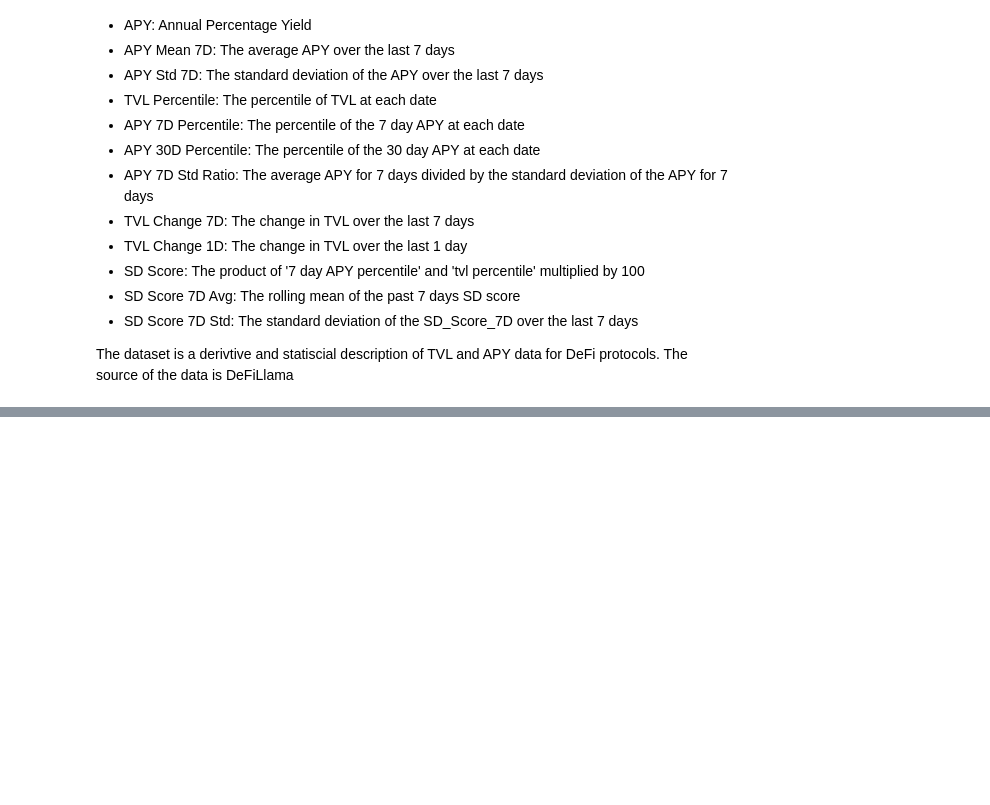
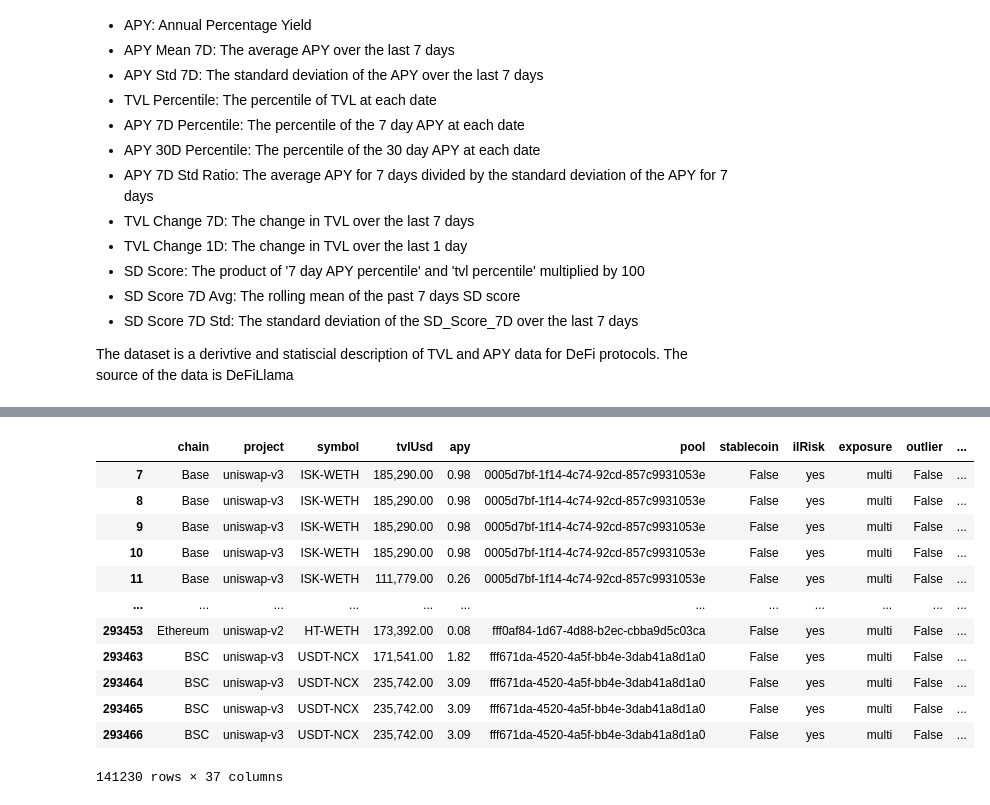
Before and after one commit to RazDwa1923/ML_Price, a Jupyter notebook: Dataset_creation_script.ipynb, the cells around one changed output, grey strips where cells are left out. Saved outputs shown, nothing was run; the diff lists cells and outputs as text; code cells hidden in the pictures; blank space fills up the shorter version.

```diff
--- a/Dataset_creation_script.ipynb
+++ b/Dataset_creation_script.ipynb
@@ -39 +29,16 @@ display(data.head())
+# %%
+#set date and time added as datetime objects
+data['date'] = pd.to_datetime(data['date'])
+data['time added'] = pd.to_datetime(data['time added'])
+
+#drop all pools that have a TVL of 0 or a APY of 0
+data = data[(data['tvlUsd'] > 0) & (data['apy'] > 0)]
+
+# specify the start and end date
+analysis_date = pd.to_datetime('2023-11-30') # convert the end_date to a datetime object
+# end date is 21 days after the analysis date
+end_date = analysis_date + pd.DateOffset(days=10)
+# start date is 21 days before the analysis date
+start_date = analysis_date - pd.DateOffset(days=21)
+data = data[(data['date'] >= start_date) & (data['date'] <= end_date)]
 # %%
@@ -87,2 +102,42 @@ data['SD_Score_7D_std'] = data.groupby('pool')['SD_Score'].transform(lambda x: x
+# %%
+# Data Transformation - Adding new columns for the underlying tokens & taking only the most recent date
+
+# create a list of all unique symbols in the data set
+symbols = data['symbol'].unique()
+
+# sort the symbols alphabetically
+symbols.sort()
+
+# splitting the 'symbol' column into 4 new columns using str.split() method with '-' as the separator
+symbol_split = data['symbol'].str.split('-', expand=True, n=3)
+
+# adding the 4 new columns to the data dataframe
+symbol_split.columns = ['token_id_1', 'token_id_2', 'token_id_3', 'token_id_4']
+data = pd.concat([data, symbol_split], axis=1)
+
+# create a new column called num_tokens which is the number of tokens in the symbol
+data['num_tokens'] = data['symbol'].str.count('-') + 1
+# %%
+# select the data that is equal to or less than the analysis date
+data = data[data['date'] <= analysis_date]
+
+# select data that is 7 days after the start date
+data = data[data['date'] >= start_date + pd.DateOffset(days=7)]
+# %%
+data
+# %% [output]
+|  | chain | project | symbol | tvlUsd | apy | pool | stablecoin | ilRisk | exposure | outlier | ... |
+| 7 | Base | uniswap-v3 | ISK-WETH | 185,290.00 | 0.98 | 0005d7bf-1f14-4c74-92cd-857c9931053e | False | yes | multi | False | ... |
+| 8 | Base | uniswap-v3 | ISK-WETH | 185,290.00 | 0.98 | 0005d7bf-1f14-4c74-92cd-857c9931053e | False | yes | multi | False | ... |
+| 9 | Base | uniswap-v3 | ISK-WETH | 185,290.00 | 0.98 | 0005d7bf-1f14-4c74-92cd-857c9931053e | False | yes | multi | False | ... |
+| 10 | Base | uniswap-v3 | ISK-WETH | 185,290.00 | 0.98 | 0005d7bf-1f14-4c74-92cd-857c9931053e | False | yes | multi | False | ... |
+| 11 | Base | uniswap-v3 | ISK-WETH | 111,779.00 | 0.26 | 0005d7bf-1f14-4c74-92cd-857c9931053e | False | yes | multi | False | ... |
+| ... | ... | ... | ... | ... | ... | ... | ... | ... | ... | ... | ... |
+| 293453 | Ethereum | uniswap-v2 | HT-WETH | 173,392.00 | 0.08 | fff0af84-1d67-4d88-b2ec-cbba9d5c03ca | False | yes | multi | False | ... |
+| 293463 | BSC | uniswap-v3 | USDT-NCX | 171,541.00 | 1.82 | fff671da-4520-4a5f-bb4e-3dab41a8d1a0 | False | yes | multi | False | ... |
+| 293464 | BSC | uniswap-v3 | USDT-NCX | 235,742.00 | 3.09 | fff671da-4520-4a5f-bb4e-3dab41a8d1a0 | False | yes | multi | False | ... |
+| 293465 | BSC | uniswap-v3 | USDT-NCX | 235,742.00 | 3.09 | fff671da-4520-4a5f-bb4e-3dab41a8d1a0 | False | yes | multi | False | ... |
+| 293466 | BSC | uniswap-v3 | USDT-NCX | 235,742.00 | 3.09 | fff671da-4520-4a5f-bb4e-3dab41a8d1a0 | False | yes | multi | False | ... |
+141230 rows × 37 columns
 # %%
 # save the data to a csv file
```
Also changed, not shown: parts of 3 cells of this notebook, 5 other files.
